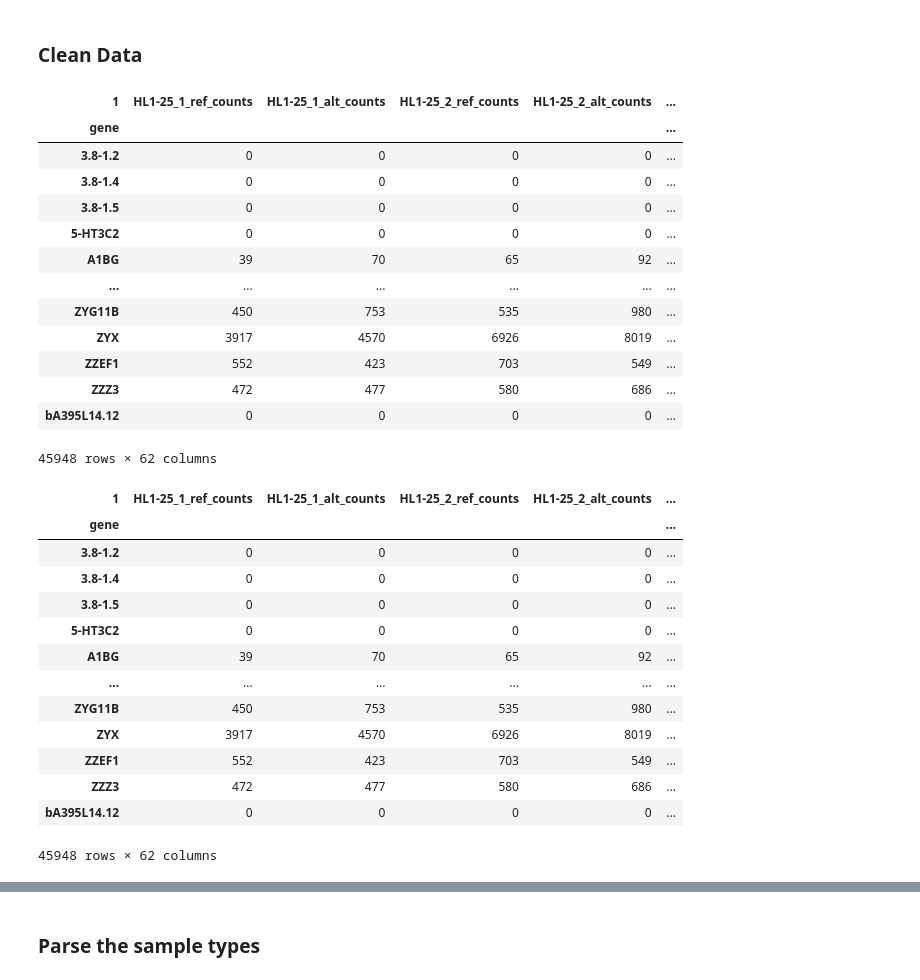
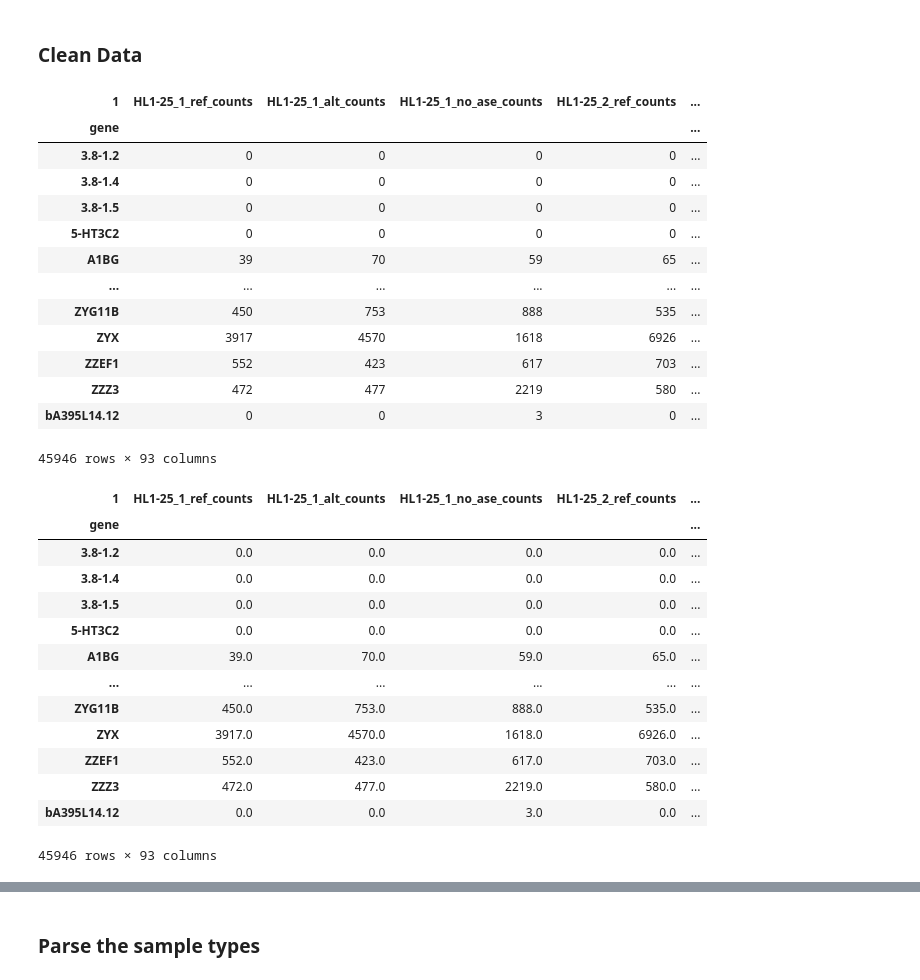
Before and after one commit to matanyaw9/iml_project, a Jupyter notebook: part_3.ipynb, the cells around one changed output, grey strips where cells are left out. Saved outputs shown, nothing was run; the diff lists cells and outputs as text; code cells hidden in the pictures.

```diff
--- a/part_3.ipynb
+++ b/part_3.ipynb
@@ -18,61 +18,63 @@ def change_col_name(df, col:int):
 # %%
 GENE_AXIS = 0
 SAMPLE_AXIS = 1
 
 
 # Reading the data
 raw_df = pd.read_csv('ASE-HYBRID.csv', header=None, skiprows=[1,2] )
 
 # Removing first 16 columns
 raw_df = raw_df.iloc[:,16:-1]
 
 
 samples = raw_df.iloc[0].dropna().values
 
 # Renaming the columns
 for i in range(2,raw_df.shape[1]):
     change_col_name(raw_df, i)
 raw_df.columns = raw_df.iloc[1,:]
 
 # Removing the first two rows
 raw_df = raw_df.drop([0,1])
-ambig_cols = [col for col in raw_df.columns if 'ambig' in col] + [col for col in raw_df.columns if 'no_ase' in col]
+ambig_cols = [col for col in raw_df.columns if 'ambig' in col]
 raw_df = raw_df.drop(columns=ambig_cols+['chrom'])
 raw_df.index = raw_df['gene']
+raw_df = raw_df[np.logical_not(raw_df.index.duplicated(keep="first"))]  # Keep only the first occurrence
+
 raw_df = raw_df.drop(columns=['gene'])
 raw_df
 # %% [output]
-| 1 | HL1-25_1_ref_counts | HL1-25_1_alt_counts | HL1-25_2_ref_counts | HL1-25_2_alt_counts | ... |
+| 1 | HL1-25_1_ref_counts | HL1-25_1_alt_counts | HL1-25_1_no_ase_counts | HL1-25_2_ref_counts | ... |
 | gene |  |  |  |  | ... |
 | 3.8-1.2 | 0 | 0 | 0 | 0 | ... |
 | 3.8-1.4 | 0 | 0 | 0 | 0 | ... |
 | 3.8-1.5 | 0 | 0 | 0 | 0 | ... |
 | 5-HT3C2 | 0 | 0 | 0 | 0 | ... |
-| A1BG | 39 | 70 | 65 | 92 | ... |
+| A1BG | 39 | 70 | 59 | 65 | ... |
 | ... | ... | ... | ... | ... | ... |
-| ZYG11B | 450 | 753 | 535 | 980 | ... |
-| ZYX | 3917 | 4570 | 6926 | 8019 | ... |
-| ZZEF1 | 552 | 423 | 703 | 549 | ... |
-| ZZZ3 | 472 | 477 | 580 | 686 | ... |
-| bA395L14.12 | 0 | 0 | 0 | 0 | ... |
+| ZYG11B | 450 | 753 | 888 | 535 | ... |
+| ZYX | 3917 | 4570 | 1618 | 6926 | ... |
+| ZZEF1 | 552 | 423 | 617 | 703 | ... |
+| ZZZ3 | 472 | 477 | 2219 | 580 | ... |
+| bA395L14.12 | 0 | 0 | 3 | 0 | ... |
-45948 rows × 62 columns
+45946 rows × 93 columns
 # %%
-raw_df = raw_df.apply(pd.to_numeric, errors='coerce')
+raw_df = raw_df.astype(float)
 raw_df
 # %% [output]
-| 1 | HL1-25_1_ref_counts | HL1-25_1_alt_counts | HL1-25_2_ref_counts | HL1-25_2_alt_counts | ... |
+| 1 | HL1-25_1_ref_counts | HL1-25_1_alt_counts | HL1-25_1_no_ase_counts | HL1-25_2_ref_counts | ... |
 | gene |  |  |  |  | ... |
-| 3.8-1.2 | 0 | 0 | 0 | 0 | ... |
-| 3.8-1.4 | 0 | 0 | 0 | 0 | ... |
-| 3.8-1.5 | 0 | 0 | 0 | 0 | ... |
-| 5-HT3C2 | 0 | 0 | 0 | 0 | ... |
-| A1BG | 39 | 70 | 65 | 92 | ... |
+| 3.8-1.2 | 0.0 | 0.0 | 0.0 | 0.0 | ... |
+| 3.8-1.4 | 0.0 | 0.0 | 0.0 | 0.0 | ... |
+| 3.8-1.5 | 0.0 | 0.0 | 0.0 | 0.0 | ... |
+| 5-HT3C2 | 0.0 | 0.0 | 0.0 | 0.0 | ... |
+| A1BG | 39.0 | 70.0 | 59.0 | 65.0 | ... |
 | ... | ... | ... | ... | ... | ... |
-| ZYG11B | 450 | 753 | 535 | 980 | ... |
-| ZYX | 3917 | 4570 | 6926 | 8019 | ... |
-| ZZEF1 | 552 | 423 | 703 | 549 | ... |
-| ZZZ3 | 472 | 477 | 580 | 686 | ... |
-| bA395L14.12 | 0 | 0 | 0 | 0 | ... |
+| ZYG11B | 450.0 | 753.0 | 888.0 | 535.0 | ... |
+| ZYX | 3917.0 | 4570.0 | 1618.0 | 6926.0 | ... |
+| ZZEF1 | 552.0 | 423.0 | 617.0 | 703.0 | ... |
+| ZZZ3 | 472.0 | 477.0 | 2219.0 | 580.0 | ... |
+| bA395L14.12 | 0.0 | 0.0 | 3.0 | 0.0 | ... |
-45948 rows × 62 columns
+45946 rows × 93 columns
 # %%
 print("Shape before filtering:", raw_df.shape)
```
Also changed, not shown: parts of 12 cells of this notebook.
